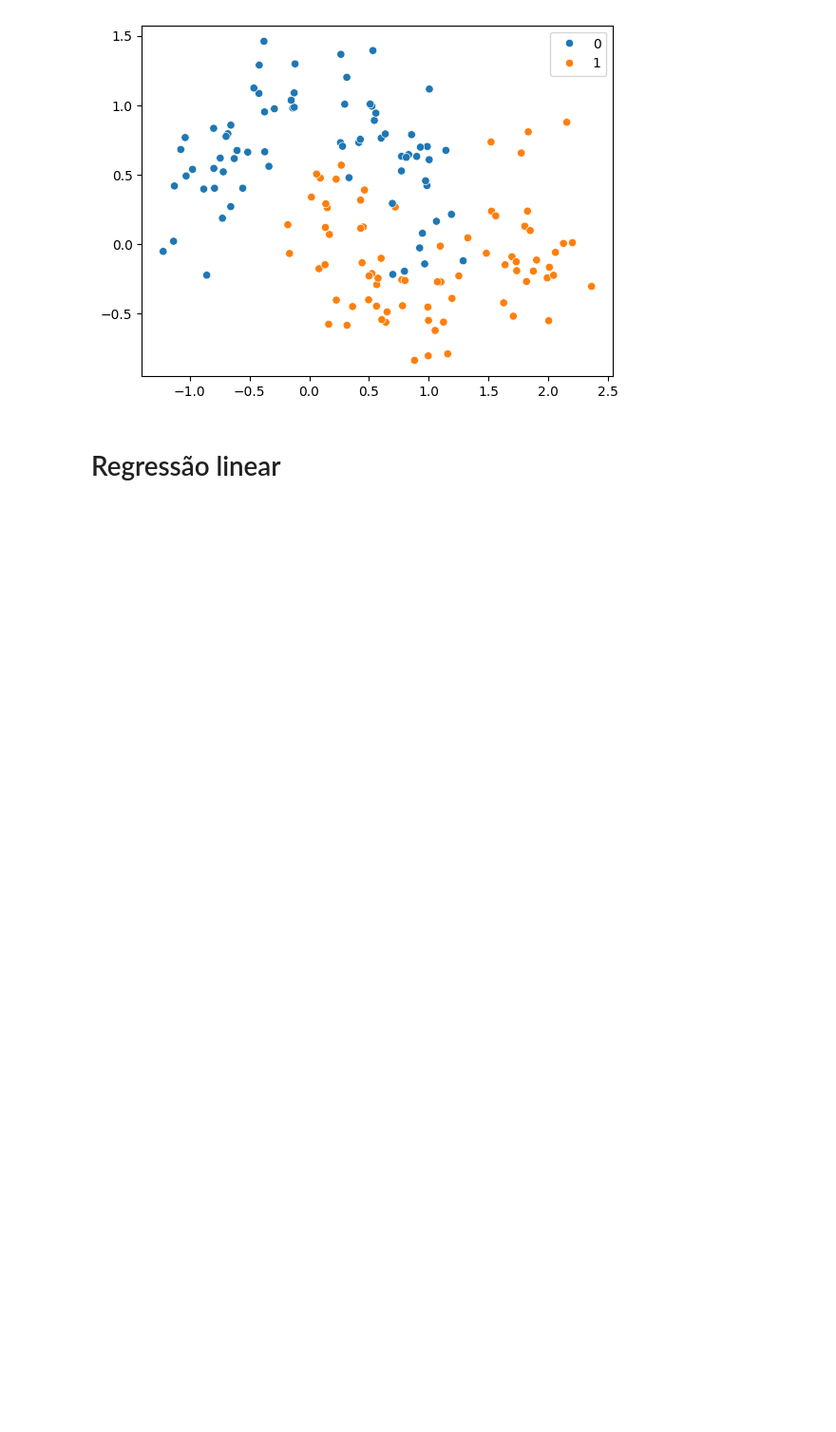
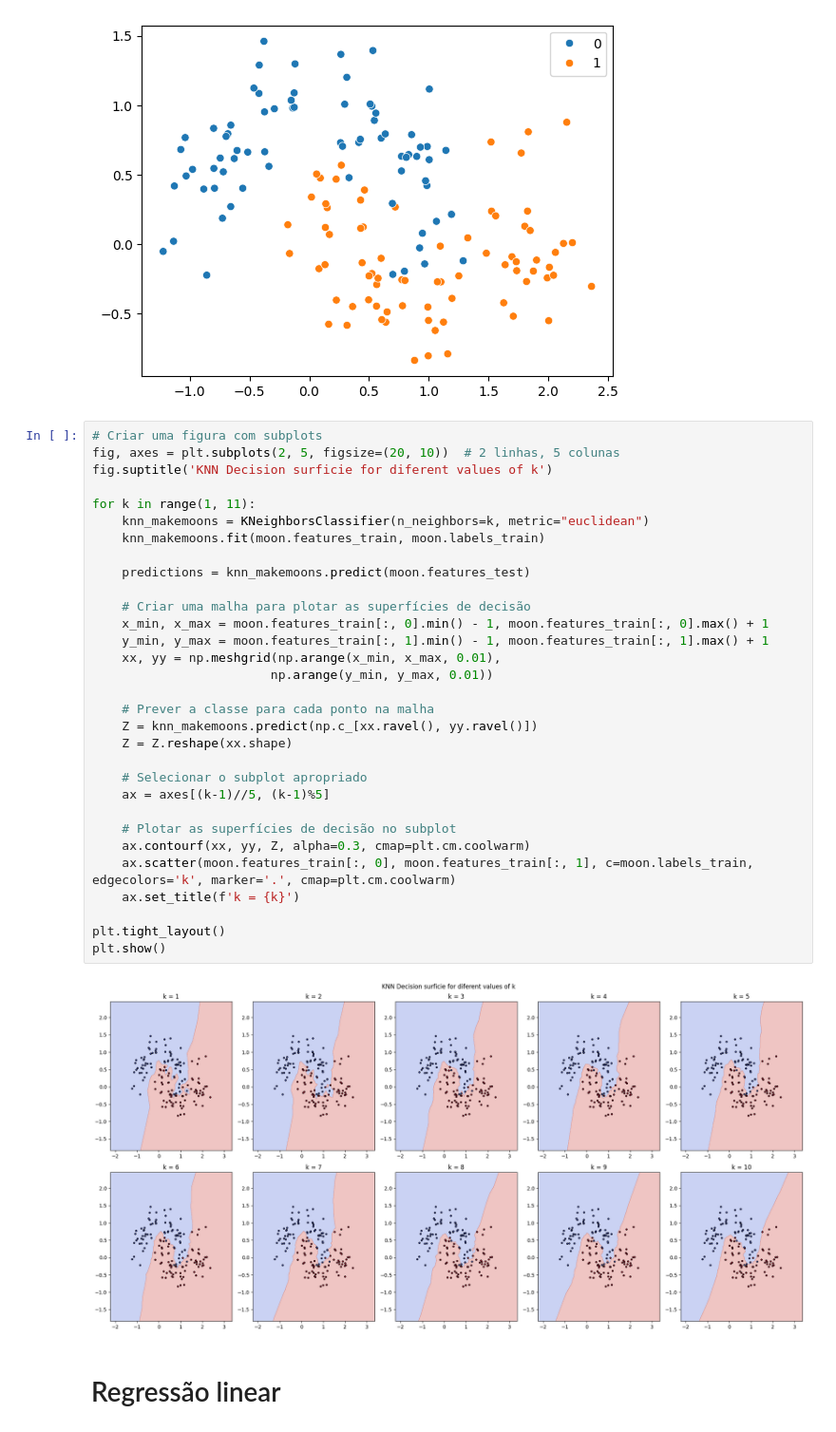
Before and after one commit to G-mikael/Lista_Machine_Learning, a Jupyter notebook: HW1.ipynb, the cells around one changed output. Shown at 95% size. Drawn from its saved outputs; the diff is of its cells as text; blank space fills up the shorter version.

```diff
--- a/HW1.ipynb
+++ b/HW1.ipynb
@@ -94,6 +118,39 @@ sns.scatterplot(
 plt.show()
 # %% [output]
 [figure]
+# %%
+# Criar uma figura com subplots
+fig, axes = plt.subplots(2, 5, figsize=(20, 10))  # 2 linhas, 5 colunas
+fig.suptitle('KNN Decision surficie for diferent values of k')
+
+for k in range(1, 11):
+    knn_makemoons = KNeighborsClassifier(n_neighbors=k, metric="euclidean")
+    knn_makemoons.fit(moon.features_train, moon.labels_train)
+
+    predictions = knn_makemoons.predict(moon.features_test)
+
+    # Criar uma malha para plotar as superfícies de decisão
+    x_min, x_max = moon.features_train[:, 0].min() - 1, moon.features_train[:, 0].max() + 1
+    y_min, y_max = moon.features_train[:, 1].min() - 1, moon.features_train[:, 1].max() + 1
+    xx, yy = np.meshgrid(np.arange(x_min, x_max, 0.01),
+                        np.arange(y_min, y_max, 0.01))
+
+    # Prever a classe para cada ponto na malha
+    Z = knn_makemoons.predict(np.c_[xx.ravel(), yy.ravel()])
+    Z = Z.reshape(xx.shape)
+
+    # Selecionar o subplot apropriado
+    ax = axes[(k-1)//5, (k-1)%5]
+
+    # Plotar as superfícies de decisão no subplot
+    ax.contourf(xx, yy, Z, alpha=0.3, cmap=plt.cm.coolwarm)
+    ax.scatter(moon.features_train[:, 0], moon.features_train[:, 1], c=moon.labels_train, edgecolors='k', marker='.', cmap=plt.cm.coolwarm)
+    ax.set_title(f'k = {k}')
+
+plt.tight_layout()
+plt.show()
+# %% [output]
+[figure, added]
 # %% [markdown]
 # Regressão linear
 # %% [markdown]
```
Also changed, not shown: parts of 10 cells of this notebook.
